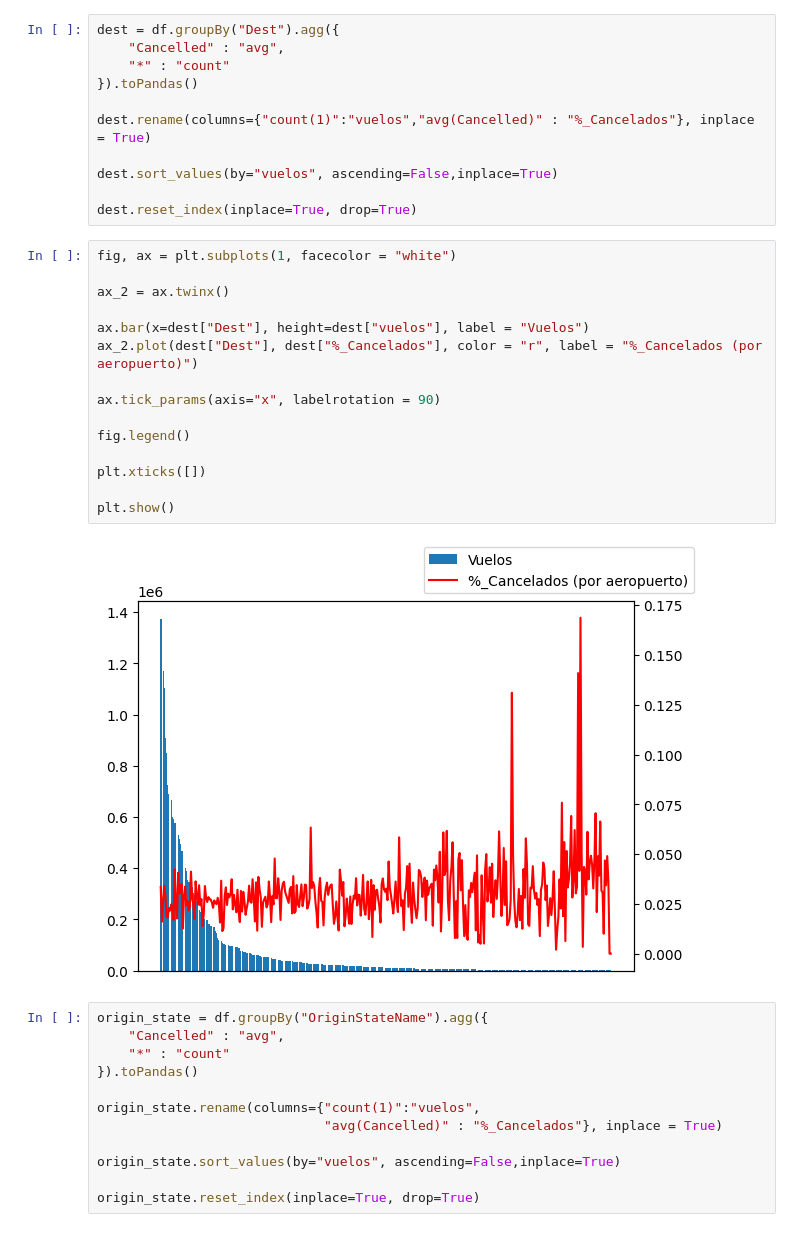
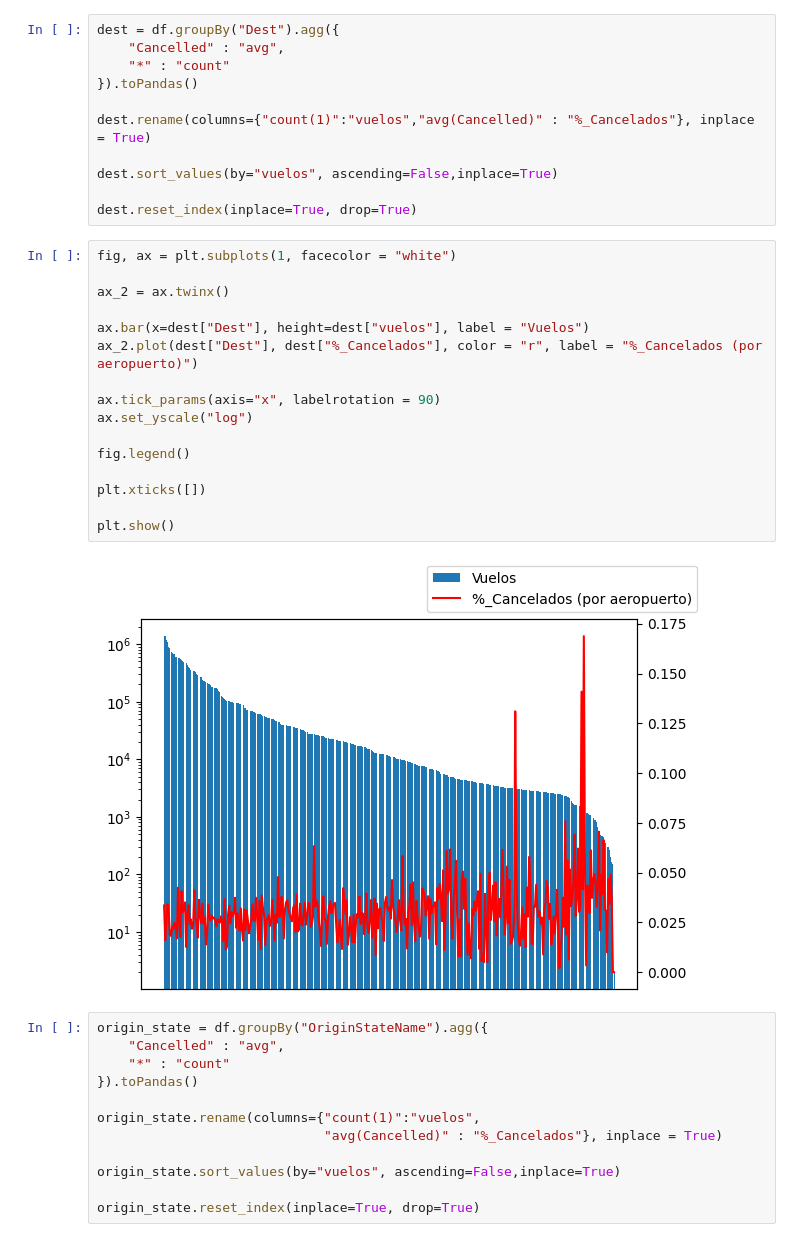
Before and after one commit to AndreeFlores/DatosMasivos, a Jupyter notebook: Tareas/Tarea.ipynb, the cells around one changed output. Saved outputs shown, nothing was run; the diff lists cells and outputs as text.

```diff
--- a/Tareas/Tarea.ipynb
+++ b/Tareas/Tarea.ipynb
@@ -284,20 +285,21 @@ dest.reset_index(inplace=True, drop=True)
 # %%
 fig, ax = plt.subplots(1, facecolor = "white")
 
 ax_2 = ax.twinx()
 
 ax.bar(x=dest["Dest"], height=dest["vuelos"], label = "Vuelos")
 ax_2.plot(dest["Dest"], dest["%_Cancelados"], color = "r", label = "%_Cancelados (por aeropuerto)")
 
 ax.tick_params(axis="x", labelrotation = 90)
+ax.set_yscale("log")
 
 fig.legend()
 
 plt.xticks([])
 
 plt.show()
 # %% [output]
-[figure, old version]
+[figure, new version]
 # %%
 origin_state = df.groupBy("OriginStateName").agg({
     "Cancelled" : "avg",
```
Also changed, not shown: parts of 11 cells of this notebook, 1 other file.
